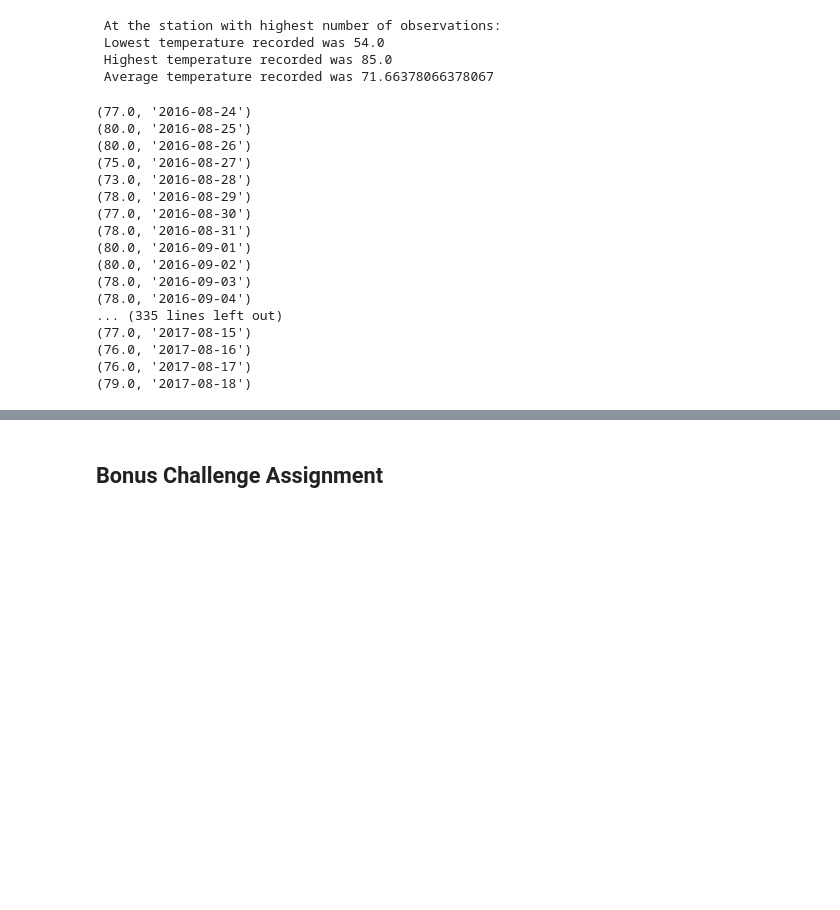
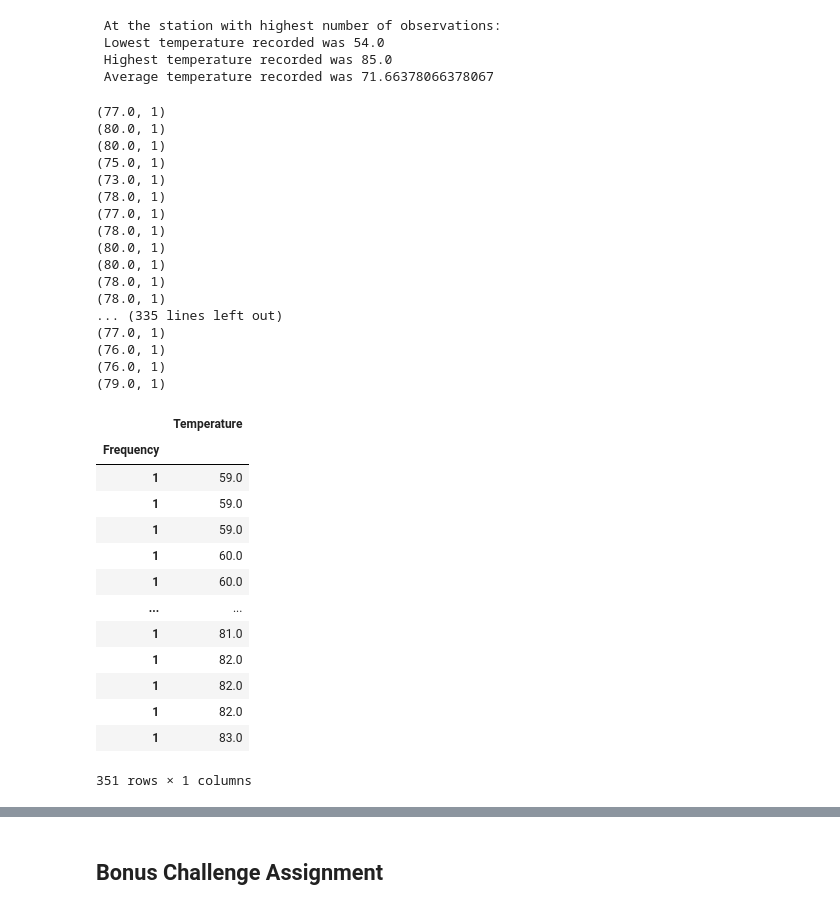
Before and after one commit to Shrutihindocha/sqlalchemy-challenge, a Jupyter notebook: climate_starter.ipynb, the cells around one changed output, grey strips where cells are left out. Cells and saved outputs as stored; diff of their text form; code cells hidden in the pictures; blank space fills up the shorter version.

```diff
--- a/climate_starter.ipynb
+++ b/climate_starter.ipynb
@@ -232,35 +232,51 @@ print(f' At the station with highest number of observations: \
 # Choose the station with the highest number of temperature observations.
 # Query the last 12 months of temperature observation data for this station and plot the results as a histogram
 
-tobs_data = session.query(Measurement.tobs, Measurement.date).\
+tobs_data = session.query(Measurement.tobs, func.count(Measurement.tobs)).\
         filter(Measurement.station == station_highest_obs).\
         filter(Measurement.date >= start_date).\
+        group_by(Measurement.date).\
         order_by(Measurement.date)
 
 for record in tobs_data:
     print(record)
 # %% [output]
-(77.0, '2016-08-24')
-(80.0, '2016-08-25')
-(80.0, '2016-08-26')
-(75.0, '2016-08-27')
-(73.0, '2016-08-28')
-(78.0, '2016-08-29')
-(77.0, '2016-08-30')
-(78.0, '2016-08-31')
-(80.0, '2016-09-01')
-(80.0, '2016-09-02')
-(78.0, '2016-09-03')
-(78.0, '2016-09-04')
+(77.0, 1)
+(80.0, 1)
+(80.0, 1)
+(75.0, 1)
+(73.0, 1)
+(78.0, 1)
+(77.0, 1)
+(78.0, 1)
+(80.0, 1)
+(80.0, 1)
+(78.0, 1)
+(78.0, 1)
 ... (335 lines left out)
-(77.0, '2017-08-15')
-(76.0, '2017-08-16')
-(76.0, '2017-08-17')
-(79.0, '2017-08-18')
+(77.0, 1)
+(76.0, 1)
+(76.0, 1)
+(79.0, 1)
 # %%
 #loading the query into pandas dataframe
-ppt_df = pd.DataFrame(ppt_data, columns = ['Precipitation(inches)', 'Date'])
+tobs_df = pd.DataFrame(tobs_data, columns = ['Temperature', 'Frequency'])
 
-ppt_df = ppt_df.set_index('Date')
+tobs_df = tobs_df.sort_values('Temperature').set_index('Frequency')
 
-ppt_df
+tobs_df
+# %% [output]
+|  | Temperature |
+| Frequency |  |
+| 1 | 59.0 |
+| 1 | 59.0 |
+| 1 | 59.0 |
+| 1 | 60.0 |
+| 1 | 60.0 |
+| ... | ... |
+| 1 | 81.0 |
+| 1 | 82.0 |
+| 1 | 82.0 |
+| 1 | 82.0 |
+| 1 | 83.0 |
+351 rows × 1 columns
```
Also changed, not shown: parts of 2 cells of this notebook, 3 other files.
